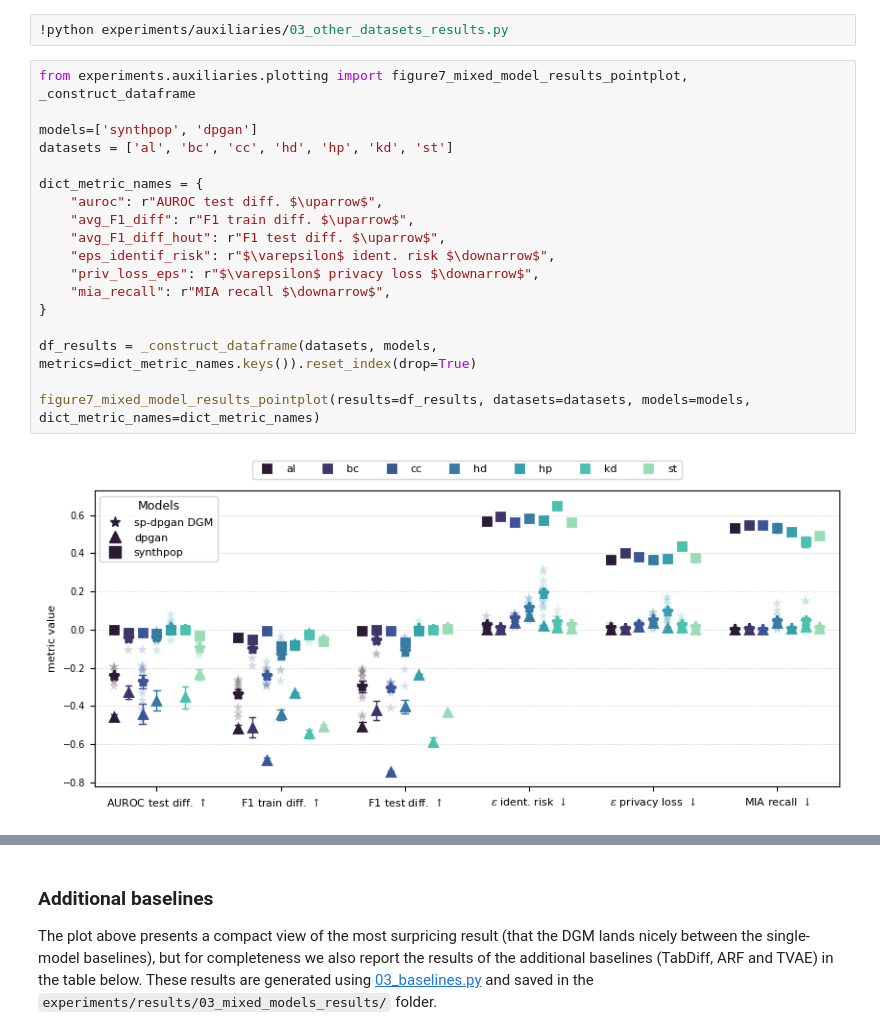
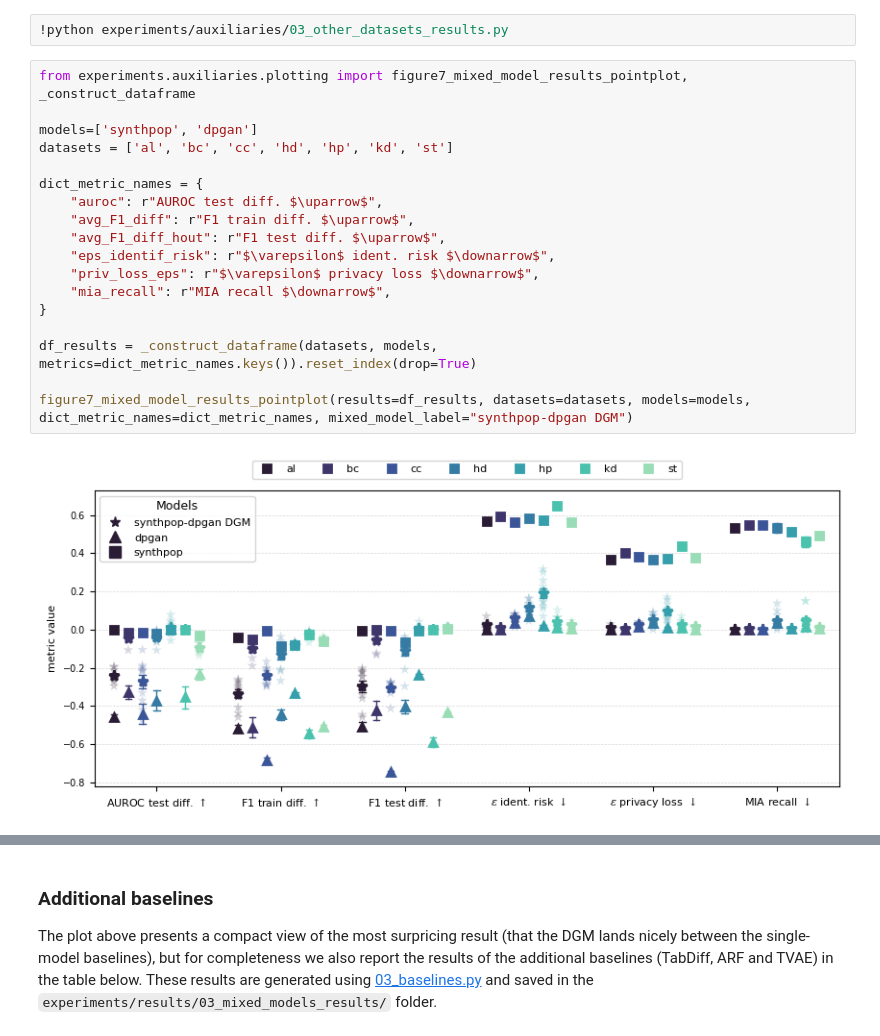
Before and after one commit to notna07/disjoint-synthetic-data-generation, a Jupyter notebook: 03_specified_splits.ipynb, the cells around one changed output, grey strips where cells are left out. Cells and saved outputs as stored; diff of their text form.

Commit message:
update mixed model experiment

```diff
--- a/03_specified_splits.ipynb
+++ b/03_specified_splits.ipynb
@@ -522,20 +622,20 @@ The results of the multiple datasets experiment are shown in the figure below. T
 # %%
 from experiments.auxiliaries.plotting import figure7_mixed_model_results_pointplot, _construct_dataframe
 
 models=['synthpop', 'dpgan']
 datasets = ['al', 'bc', 'cc', 'hd', 'hp', 'kd', 'st']
 
 dict_metric_names = {
     "auroc": r"AUROC test diff. $\uparrow$",
     "avg_F1_diff": r"F1 train diff. $\uparrow$",
     "avg_F1_diff_hout": r"F1 test diff. $\uparrow$",
     "eps_identif_risk": r"$\varepsilon$ ident. risk $\downarrow$",
     "priv_loss_eps": r"$\varepsilon$ privacy loss $\downarrow$",
     "mia_recall": r"MIA recall $\downarrow$",
 }
 
 df_results = _construct_dataframe(datasets, models, metrics=dict_metric_names.keys()).reset_index(drop=True)
 
-figure7_mixed_model_results_pointplot(results=df_results, datasets=datasets, models=models, dict_metric_names=dict_metric_names)
+figure7_mixed_model_results_pointplot(results=df_results, datasets=datasets, models=models, dict_metric_names=dict_metric_names, mixed_model_label="synthpop-dpgan DGM")
 # %% [output]
-[figure, old version]
+[figure, new version]
```
Also changed, not shown: parts of 20 cells of this notebook, 12 other files.
